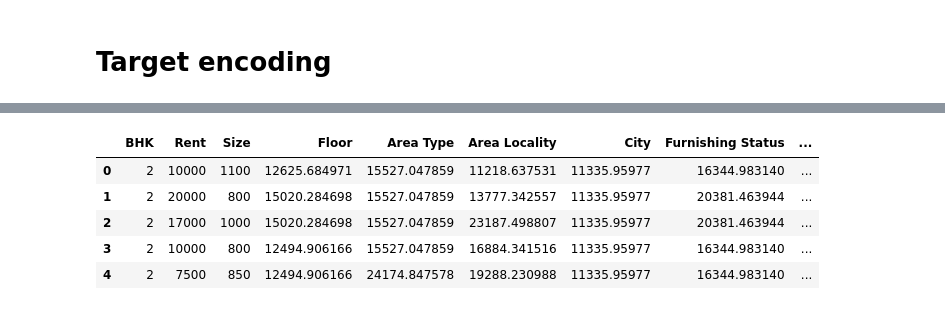
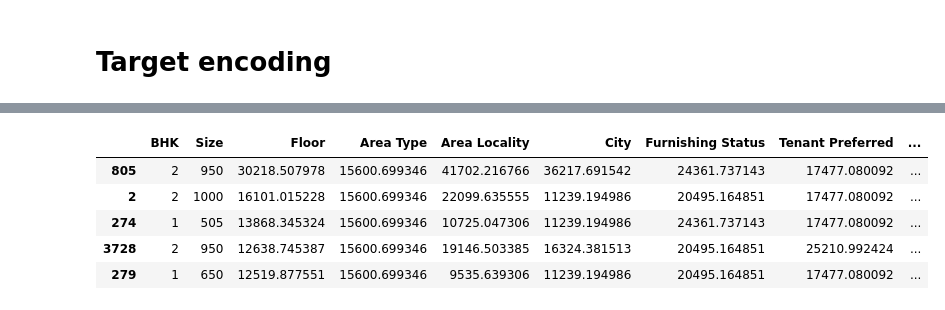
Before and after one commit to gustavolenin/Estudos-em-Regressao-Linear, a Jupyter notebook: house-rent-prediction.ipynb, the cells around one changed output, grey strips where cells are left out. Cells and saved outputs as stored; diff of their text form; code cells hidden in the pictures.

```diff
--- a/house-rent-prediction.ipynb
+++ b/house-rent-prediction.ipynb
@@ -351,0 +360,4 @@ from sklearn import metrics
+# %%
+# Concatenando os dados de treino para aplicar o encoding em seguida
+df_target_encoding_train = pd.concat([Xtrain,ytrain],axis=1)
+df_target_encoding_train.head()
@@ -352,14 +371,14 @@ from sklearn import metrics
 # %%
+# Aplicação do encoding
 from category_encoders import TargetEncoder
 encoder = TargetEncoder();
-df_target_encoding = df_sem_outliers.copy()
 for n in cat_data.columns:
-    df_target_encoding[n]=encoder.fit_transform(df_sem_outliers[n],df.Rent);
-df_target_encoding.head()
+    df_target_encoding_train[n]=encoder.fit_transform(df_target_encoding_train[n],df_target_encoding_train.Rent);
+df_target_encoding_train.head()
 # %% [output]
-|  | BHK | Rent | Size | Floor | Area Type | Area Locality | City | Furnishing Status | ... |
-| 0 | 2 | 10000 | 1100 | 12625.684971 | 15527.047859 | 11218.637531 | 11335.95977 | 16344.983140 | ... |
-| 1 | 2 | 20000 | 800 | 15020.284698 | 15527.047859 | 13777.342557 | 11335.95977 | 20381.463944 | ... |
-| 2 | 2 | 17000 | 1000 | 15020.284698 | 15527.047859 | 23187.498807 | 11335.95977 | 20381.463944 | ... |
-| 3 | 2 | 10000 | 800 | 12494.906166 | 15527.047859 | 16884.341516 | 11335.95977 | 16344.983140 | ... |
-| 4 | 2 | 7500 | 850 | 12494.906166 | 24174.847578 | 19288.230988 | 11335.95977 | 16344.983140 | ... |
+|  | BHK | Size | Floor | Area Type | Area Locality | City | Furnishing Status | Tenant Preferred | ... |
+| 805 | 2 | 950 | 30218.507978 | 15600.699346 | 41702.216766 | 36217.691542 | 24361.737143 | 17477.080092 | ... |
+| 2 | 2 | 1000 | 16101.015228 | 15600.699346 | 22099.635555 | 11239.194986 | 20495.164851 | 17477.080092 | ... |
+| 274 | 1 | 505 | 13868.345324 | 15600.699346 | 10725.047306 | 11239.194986 | 24361.737143 | 17477.080092 | ... |
+| 3728 | 2 | 950 | 12638.745387 | 15600.699346 | 19146.503385 | 16324.381513 | 20495.164851 | 25210.992424 | ... |
+| 279 | 1 | 650 | 12519.877551 | 15600.699346 | 9535.639306 | 11239.194986 | 20495.164851 | 17477.080092 | ... |
```
Also changed, not shown: parts of 21 cells of this notebook.
